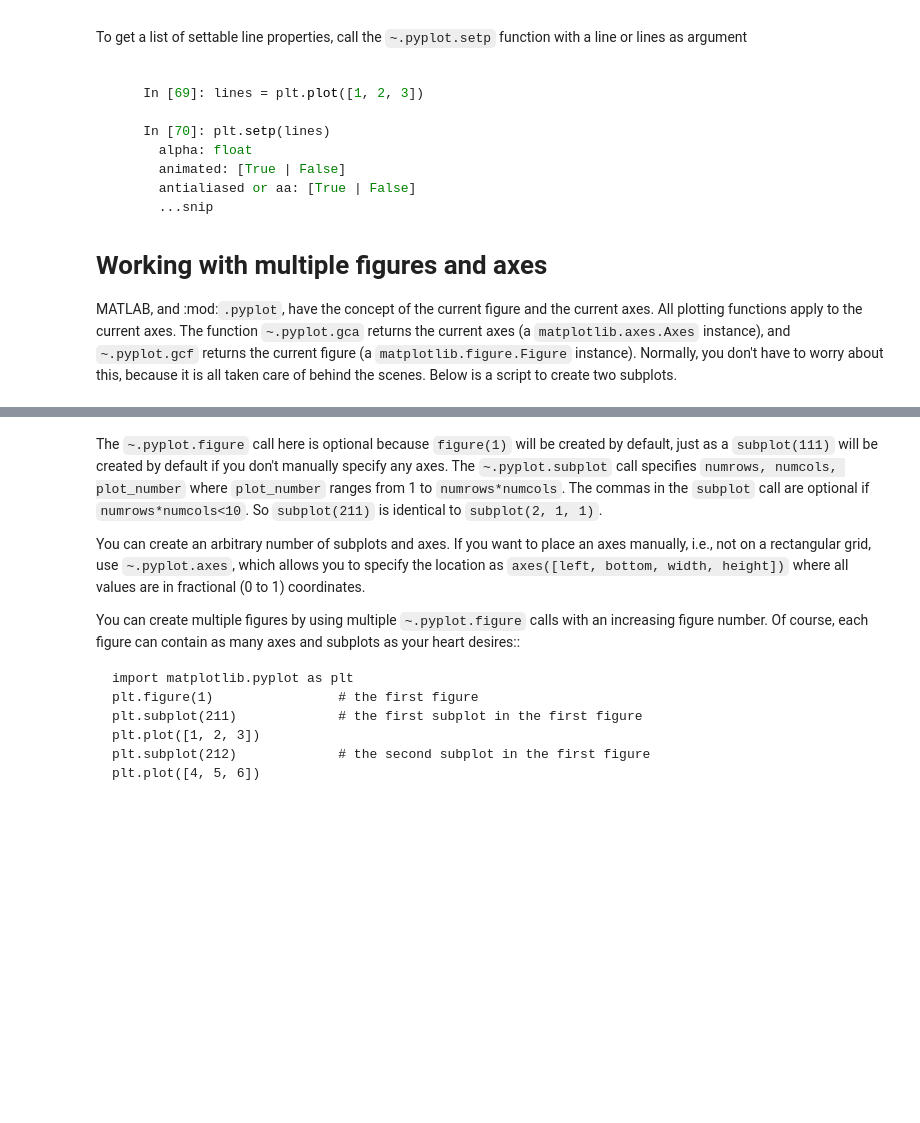
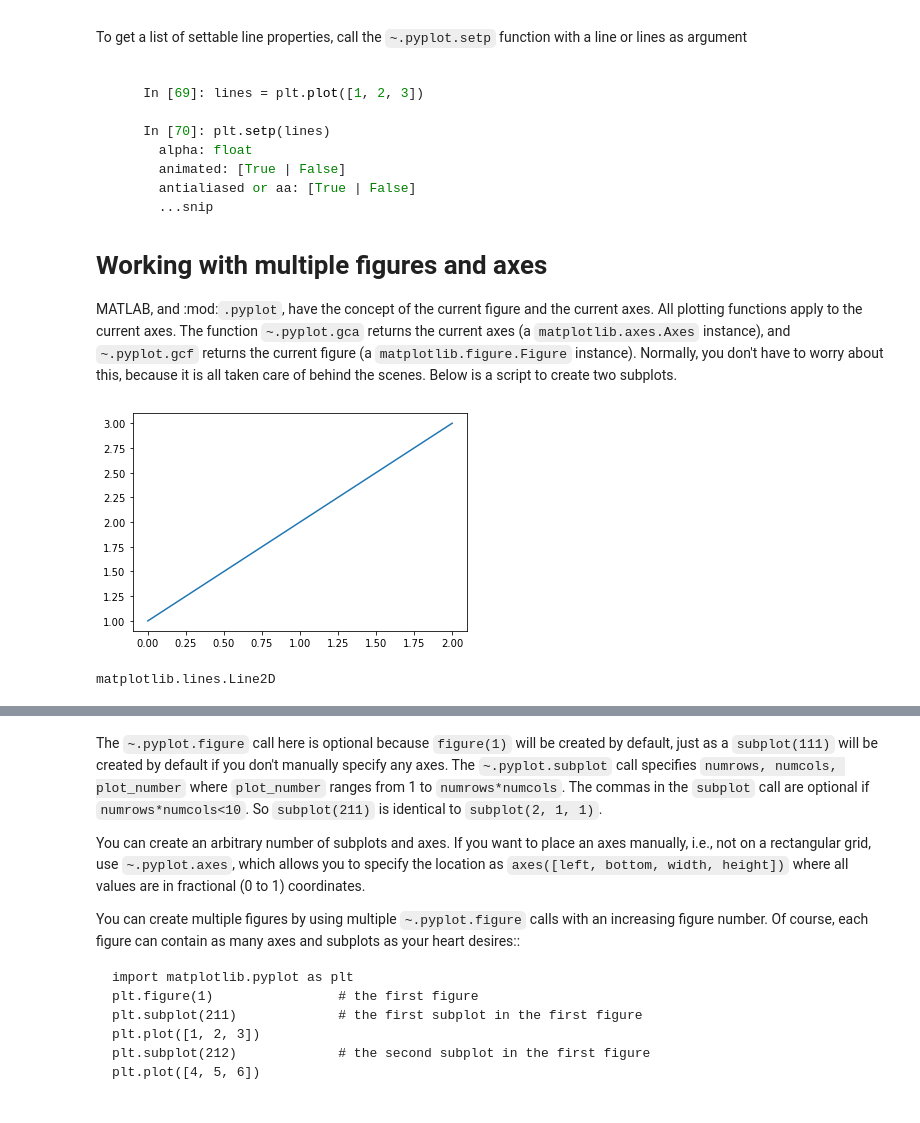
Before and after one commit to stanislava85/Jupyter_Notebooks_TKH, a Jupyter notebook: Classes/week-019/week-19-class-2.ipynb, the cells around one changed output, grey strips where cells are left out. Drawn from its saved outputs; the diff is of its cells as text; code cells hidden in the pictures; blank space fills up the shorter version.

```diff
--- a/Classes/week-019/week-19-class-2.ipynb
+++ b/Classes/week-019/week-19-class-2.ipynb
@@ -1089,3 +1115,11 @@ axes.  The function `~.pyplot.gca` returns the current axes (a
 figure (a `matplotlib.figure.Figure` instance). Normally, you don't have to
 worry about this, because it is all taken care of behind the scenes.  Below
 is a script to create two subplots.
+# %%
+lines = plt.plot([1,2,3])
+# %% [output]
+[figure, added]
+# %%
+type(lines[0])
+# %% [output]
+matplotlib.lines.Line2D
```
Also changed, not shown: parts of 10 cells of this notebook, 10 other files.
